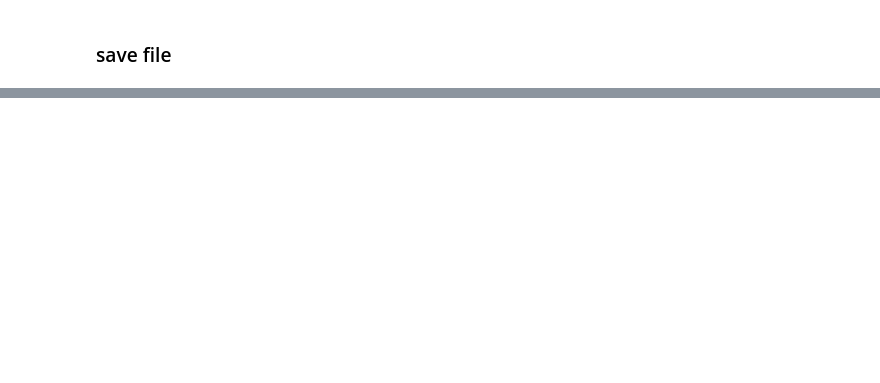
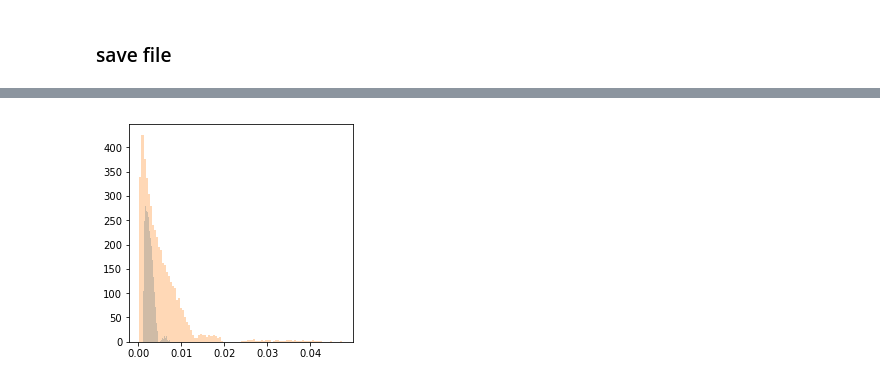
Before and after one commit to CalculatedContent/DLGeneralization, a Jupyter notebook: Mini Alexnet/AlexNet-Entropy-and-RMT-Analysis.ipynb, the cells around one changed output, grey strips where cells are left out. Saved outputs shown, nothing was run; the diff lists cells and outputs as text; code cells hidden in the pictures; blank space fills up the shorter version.

```diff
--- a/Mini Alexnet/AlexNet-Entropy-and-RMT-Analysis.ipynb
+++ b/Mini Alexnet/AlexNet-Entropy-and-RMT-Analysis.ipynb
@@ -558,0 +603,5 @@ alexnet.b16.id1.e1.h5
+# %%
+plt.hist(ev7s, bins=100, alpha=0.3);
+plt.hist(ev8s, bins=100, alpha=0.3);
+# %% [output]
+[figure, added]
```
Also changed, not shown: parts of 44 cells of this notebook, 4 other files.
